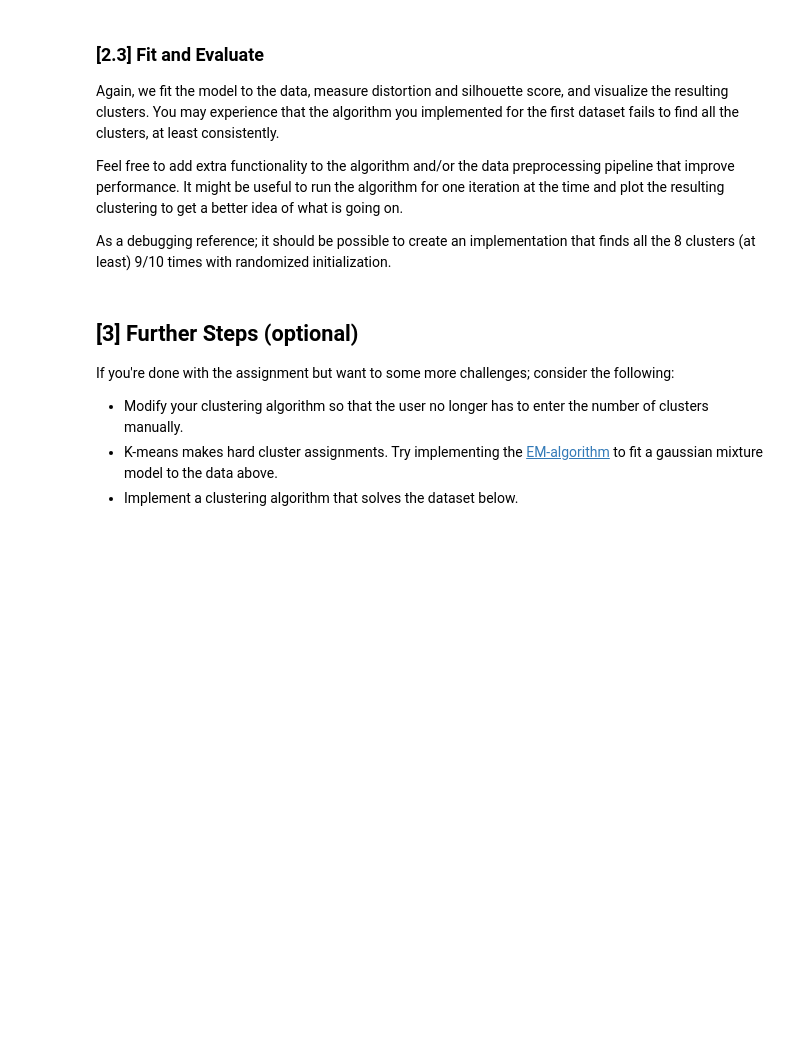
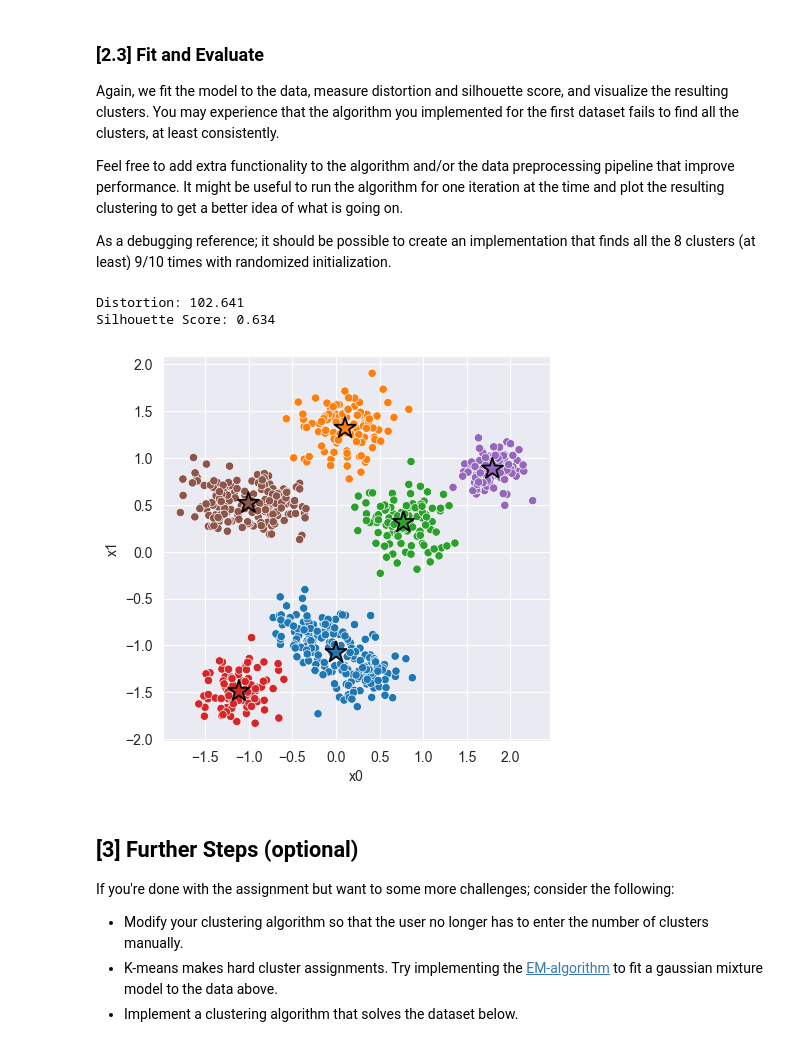
Before and after one commit to seb2o/TDT4173-Personal-Assignment, a Jupyter notebook: k_means/experiment.ipynb, the cells around one changed output. Saved outputs shown, nothing was run; the diff lists cells and outputs as text; code cells hidden in the pictures; blank space fills up the shorter version.

Commit message:
finished kmeans

```diff
--- a/k_means/experiment.ipynb
+++ b/k_means/experiment.ipynb
@@ -136,21 +127,26 @@ As a debugging reference; it should be possible to create an implementation that
 # %%
 # Fit Model
 X = data_2[['x0', 'x1']]
-model_2 = km.KMeans()  # <-- Feel free to add hyperparameters
+X = (X - X.mean())/X.std()
+model_2 = km.KMeans(k=6)  # <-- Feel free to add hyperparameters
 model_2.fit(X)
 
 # Compute Silhouette Score
 z = model_2.predict(X)
 print(f'Distortion: {km.euclidean_distortion(X, z) :.3f}')
 print(f'Silhouette Score: {km.euclidean_silhouette(X, z) :.3f}')
 
 # Plot cluster assignments
 C = model_2.get_centroids()
 K = len(C)
 _, ax = plt.subplots(figsize=(5, 5), dpi=100)
 sns.scatterplot(x='x0', y='x1', hue=z, hue_order=range(K), palette='tab10', data=X, ax=ax);
 sns.scatterplot(x=C[:,0], y=C[:,1], hue=range(K), palette='tab10', marker='*', s=250, edgecolor='black', ax=ax)
 ax.legend().remove();
+# %% [output]
+Distortion: 102.641
+Silhouette Score: 0.634
+[figure, added]
 # %% [markdown]
 ## [3] Further Steps (optional)
 
```
Also changed, not shown: parts of 5 cells of this notebook, 1 other file.
